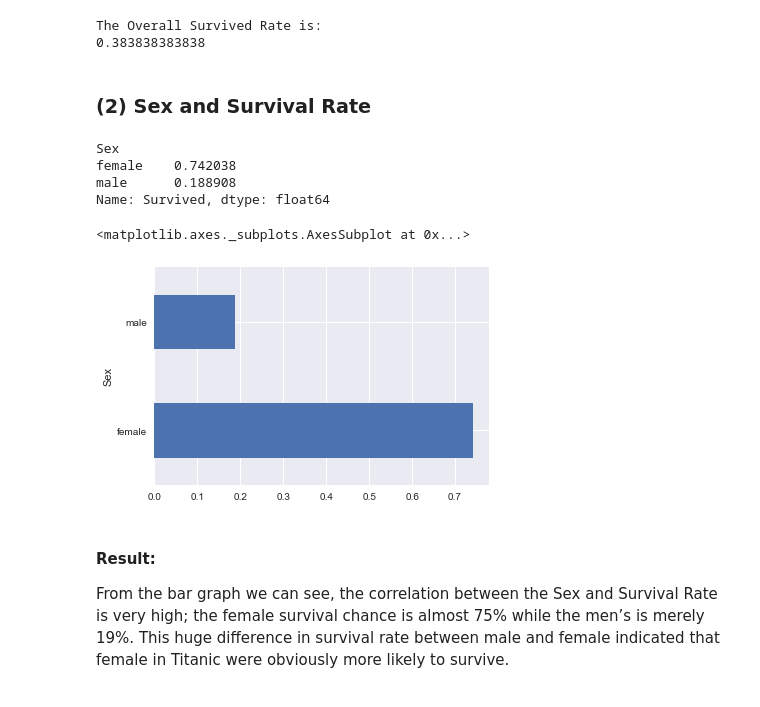
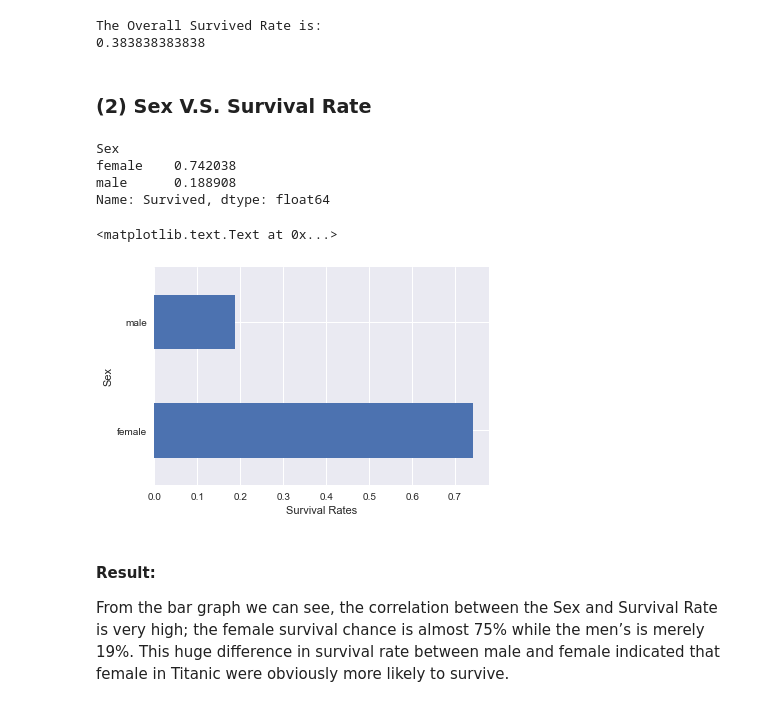
Before and after one commit to freena22/Data-Analysis-Projects, a Jupyter notebook: 01Kaggle_Titanic_Survival.ipynb, the cells around one changed output. Cells and saved outputs as stored; diff of their text form; code cells hidden in the pictures.

```diff
--- a/01Kaggle_Titanic_Survival.ipynb
+++ b/01Kaggle_Titanic_Survival.ipynb
@@ -163,18 +163,20 @@ def survived_rate(x):
     rate = (titanic.groupby([x]).sum()/titanic.groupby([x]).count())['Survived']
     return rate
 # %% [markdown]
-### (2) Sex and Survival Rate
+### (2) Sex V.S. Survival Rate
 # %%
 Sex_survived_rate = survived_rate('Sex')
 print(Sex_survived_rate)
 Sex_survived_rate.plot(kind='barh') # bar graph
+plt.xlabel('Survival Rates')
+plt.ylabel('Sex')
 # %% [output]
 Sex
 female    0.742038
 male      0.188908
 Name: Survived, dtype: float64
-<matplotlib.axes._subplots.AxesSubplot at 0x...>
+<matplotlib.text.Text at 0x...>
-[figure, old version]
+[figure, new version]
 # %% [markdown]
 #### Result:
 From the bar graph we can see, the correlation between the Sex and Survival Rate is very high; the female survival chance is almost 75% while the men’s is merely 19%. This huge difference in survival rate between male and female indicated that female in Titanic were obviously more likely to survive.
```
Also changed, not shown: parts of 19 cells of this notebook.
